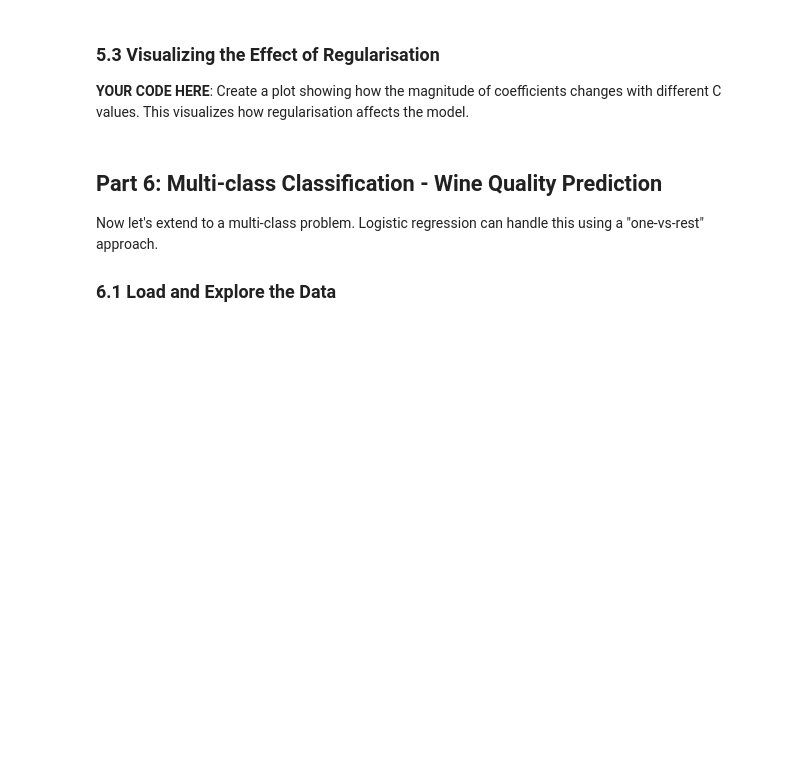
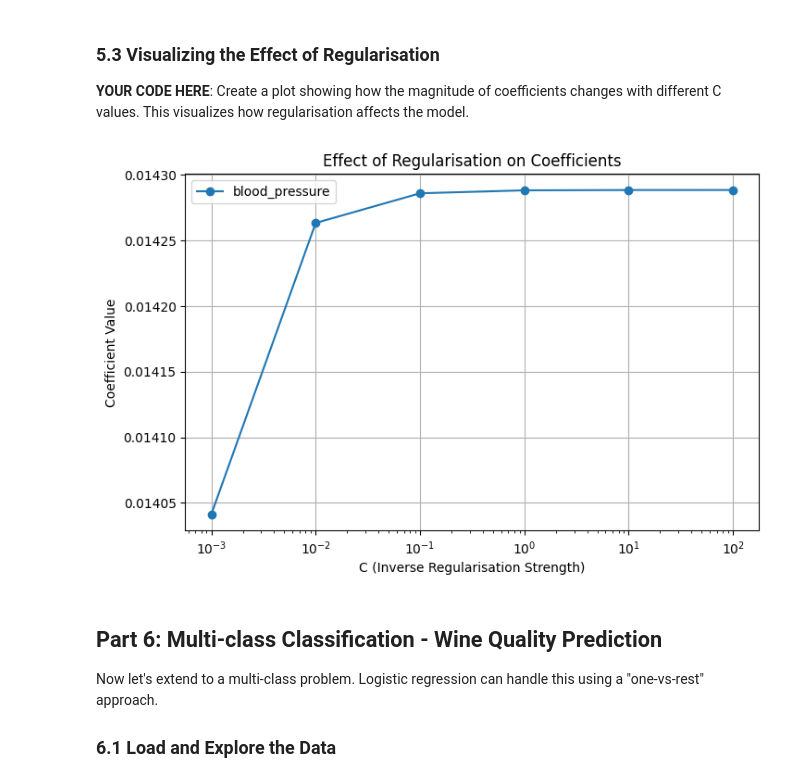
Before and after one commit to EricMurray-e-m-dev/ML-Labs, a Jupyter notebook: Week 03/logistic_regression_lab.ipynb, the cells around one changed output. Drawn from its saved outputs; the diff is of its cells as text; code cells hidden in the pictures; blank space fills up the shorter version.

```diff
--- a/Week 03/logistic_regression_lab.ipynb
+++ b/Week 03/logistic_regression_lab.ipynb
@@ -525,8 +647,36 @@ Subclasses:     LogisticRegressionCV
 # %%
 # YOUR CODE HERE
 # For each C value, get the coefficients and plot them
 # Create a plot with C on x-axis (log scale) and coefficient values on y-axis
 # Use different colors/lines for each feature
+
+import numpy as np
+import matplotlib.pyplot as plt
+from sklearn.linear_model import LogisticRegression
+
+coef_values = []
+
+for C in C_values:
+    model = LogisticRegression(C=C)
+    model.fit(X_train[selected_features], y_train)
+    coef_values.append(model.coef_[0])
+
+coef_values = np.array(coef_values)
+
+plt.figure(figsize=(8, 5))
+
+for i, feature in enumerate(selected_features):
+    plt.plot(C_values, coef_values[:, i], marker='o', label=feature)
+
+plt.xscale('log')
+plt.xlabel('C (Inverse Regularisation Strength)')
+plt.ylabel('Coefficient Value')
+plt.title('Effect of Regularisation on Coefficients')
+plt.legend()
+plt.grid(True)
+plt.show()
+# %% [output]
+[figure, added]
 # %% [markdown]
 ## Part 6: Multi-class Classification - Wine Quality Prediction
 
```
Also changed, not shown: parts of 15 cells of this notebook, 1 other file.
